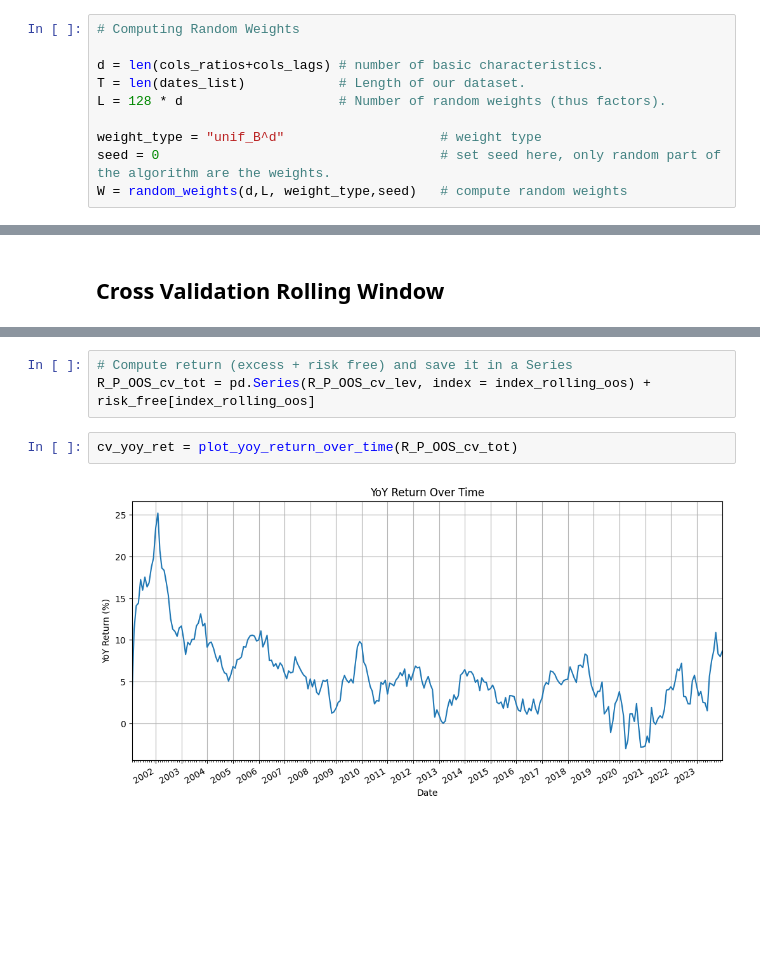
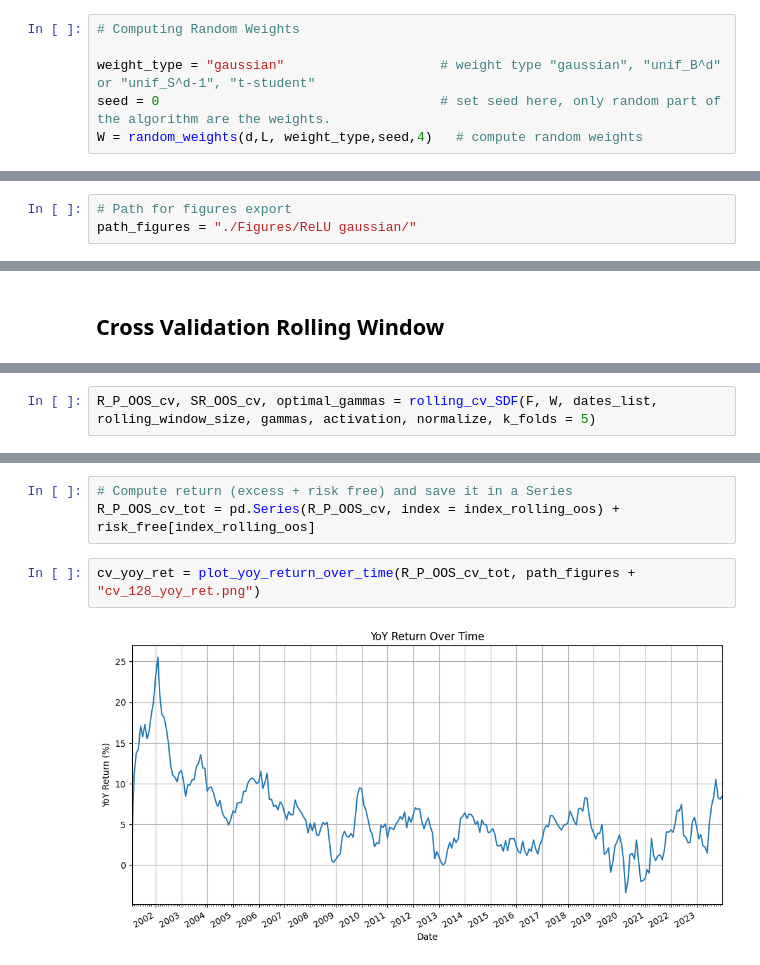
Before and after one commit to matiasdata/RandomFeatures, a Jupyter notebook: random_features.ipynb, the cells around one changed output, grey strips where cells are left out. Drawn from its saved outputs; the diff is of its cells as text; blank space fills up the shorter version.

```diff
--- a/random_features.ipynb
+++ b/random_features.ipynb
@@ -321,13 +782,9 @@ def plot_cumulative_return(return_series):
 # %%
 # Computing Random Weights
 
-d = len(cols_ratios+cols_lags) # number of basic characteristics.
-T = len(dates_list)            # Length of our dataset.
-L = 128 * d                    # Number of random weights (thus factors).
-
-weight_type = "unif_B^d"                    # weight type
+weight_type = "gaussian"                    # weight type "gaussian", "unif_B^d" or "unif_S^d-1", "t-student"
 seed = 0                                    # set seed here, only random part of the algorithm are the weights.
-W = random_weights(d,L, weight_type,seed)   # compute random weights
+W = random_weights(d,L, weight_type,seed,4)   # compute random weights
 # %%
 # Compute Factors
 
@@ -338,6 +795,9 @@ F = np.zeros((L,T)) # F is the matrix of factors.
 for (t,date) in enumerate(dates_list):
     _, _, F_t = compute_X_R_F(date,W,activation,normalize, winsorize)
     F[:,t] = F_t
+# %%
+# Path for figures export
+path_figures = "./Figures/ReLU gaussian/"
 # %% [markdown]
 ## Market returns
 # %%
@@ -655 +988,3 @@ SR_OOS_cv = np.mean(R_P_OOS_cv) / np.std(R_P_OOS_cv) * np.sqrt(12)
+# %%
+R_P_OOS_cv, SR_OOS_cv, optimal_gammas = rolling_cv_SDF(F, W, dates_list, rolling_window_size, gammas, activation, normalize, k_folds = 5)
 # %%
@@ -669,8 +1004,8 @@ OOS Sharpe ratio:  1.2379207345398948
 # %%
 # Compute return (excess + risk free) and save it in a Series
-R_P_OOS_cv_tot = pd.Series(R_P_OOS_cv_lev, index = index_rolling_oos) + risk_free[index_rolling_oos]
+R_P_OOS_cv_tot = pd.Series(R_P_OOS_cv, index = index_rolling_oos) + risk_free[index_rolling_oos]
 # %%
-cv_yoy_ret = plot_yoy_return_over_time(R_P_OOS_cv_tot)
+cv_yoy_ret = plot_yoy_return_over_time(R_P_OOS_cv_tot, path_figures + "cv_128_yoy_ret.png")
 # %% [output]
-[figure, old version]
+[figure, new version]
 # %%
```
Also changed, not shown: parts of 41 cells of this notebook.
